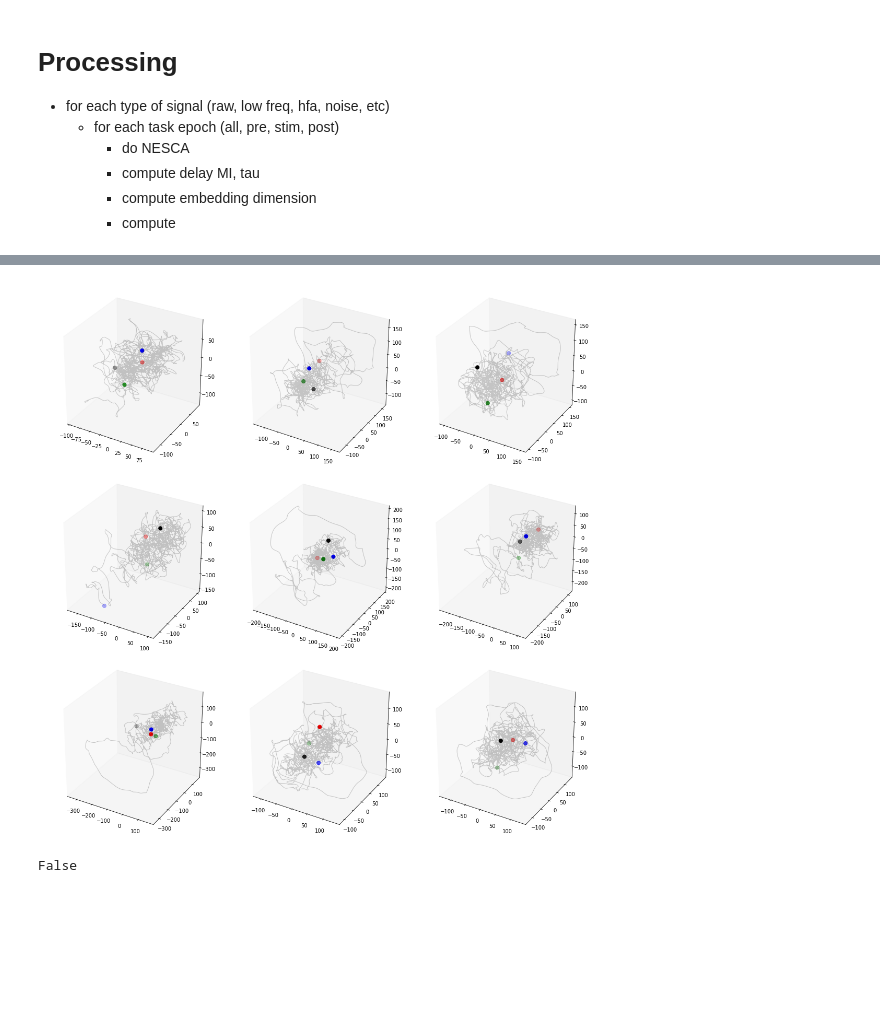
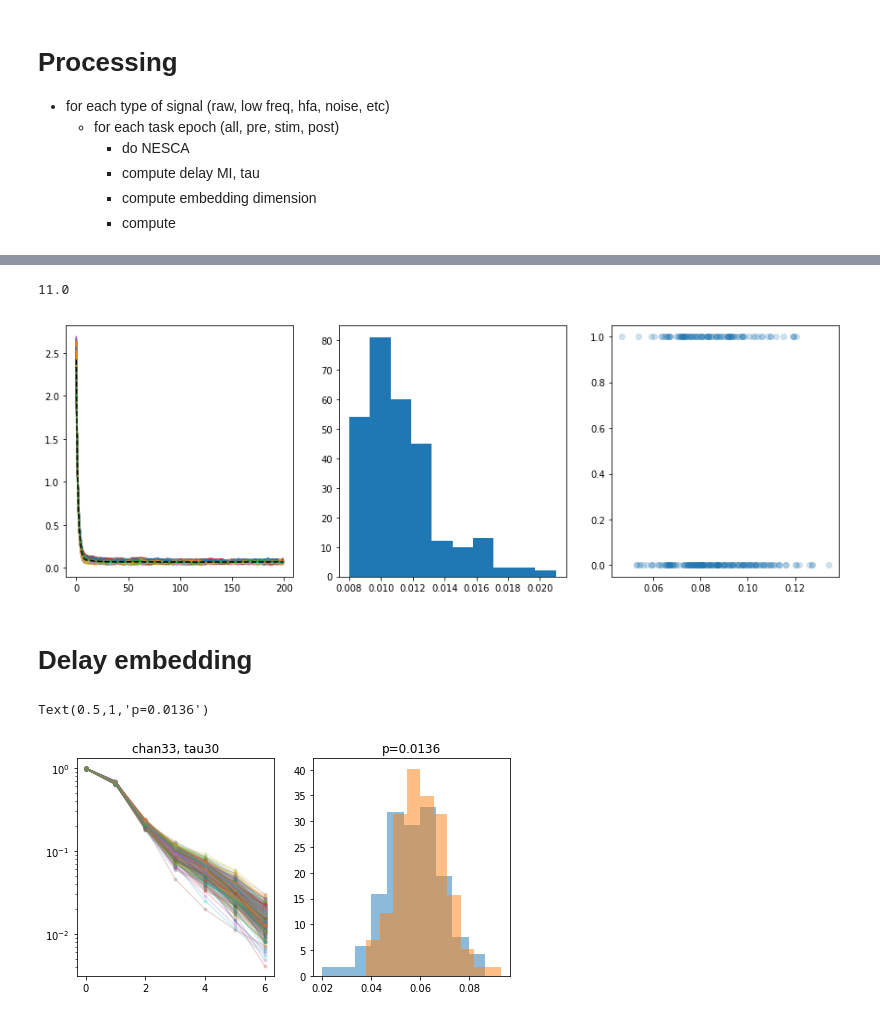
Before and after one commit to rdgao/SpaceRecon, a Jupyter notebook: notebooks/kahana_ECoG.ipynb, the cells around one changed output, grey strips where cells are left out. Saved outputs shown, nothing was run; the diff lists cells and outputs as text; code cells hidden in the pictures; blank space fills up the shorter version.

```diff
--- a/notebooks/kahana_ECoG.ipynb
+++ b/notebooks/kahana_ECoG.ipynb
@@ -93,18 +128,27 @@ plt.plot(x[chan,:,:10]);
-# %%
-mark_inds = np.array([pre_inds[0], pre_inds[-1], stim_inds[0], stim_inds[-1]]).astype(int)
-#mark_inds = [pre_inds[0], stim_inds[0]]
-mark_colors = ['b', 'r', 'g', 'k']
-plt.figure(figsize=(15,15))
-
-for trial in range(9):
-    ax = plt.subplot(3,3,trial+1, projection='3d')
-    x_de = de.delay_embed(x[chan,:,trial],opt_tau[trial,0],3)
-    ax = plotting.plot_statespace_trial(x_de,ax, mark_ind=mark_inds, mark_color=mark_colors, alpha=0.2, ms=50)
-
-plt.tight_layout()
-# %% [output]
-[figure, removed]
-# %%
-type(1) is not int
-# %% [output]
-False
+# %%
+filt_lag = 0
+opt_tau, opt_MI = [],[]
+for MI in MIs:
+    valley = de.find_valley(MI[filt_lag:])
+    opt_tau.append(valley[0]+filt_lag)
+    opt_MI.append(valley[1])
+opt_tau = np.asarray(opt_tau)
+opt_MI = np.asarray(opt_MI)
+# %%
+MIs = np.stack(MIs)
+plt.figure(figsize=(15,5))
+plt.subplot(1,3,1)
+plt.plot(t_MI[filt_lag:], MIs[:,filt_lag:].T);
+plt.plot(t_MI[filt_lag:], MIs[:,filt_lag:].mean(axis=0), 'k--');
+
+plt.subplot(1,3,2)
+plt.hist(opt_tau/fs);
+
+plt.subplot(1,3,3)
+plt.plot(opt_MI,outcome, 'o', alpha=0.2)
+print(np.median(opt_tau))
+# %% [output]
+11.0
+[figure, added]
+# %% [markdown]
+# Delay embedding
@@ -110,0 +162,14 @@ False
+# %%
+test_feats = [pfnn[:,4], attr_dim, opt_tau, opt_MI]
+test_feat = test_feats[0]
+plt.figure(figsize=(12,4))
+plt.subplot(1,3,1)
+plt.semilogy(pfnn.T, '.-', alpha=0.2);
+plt.title('chan%i, tau%i'%(chan,tau))
+plt.subplot(1,3,2)
+plt.hist(test_feat[outcome==0], alpha=0.5, normed=True)
+plt.hist(test_feat[outcome==1], alpha=0.5, normed=True)
+plt.title('p=%.4f'%sp.stats.ttest_ind(test_feat[outcome==0],test_feat[outcome==1])[1])
+# %% [output]
+Text(0.5,1,'p=0.0136')
+[figure, added]
```
Also changed, not shown: parts of 16 cells of this notebook, 2 other files.
